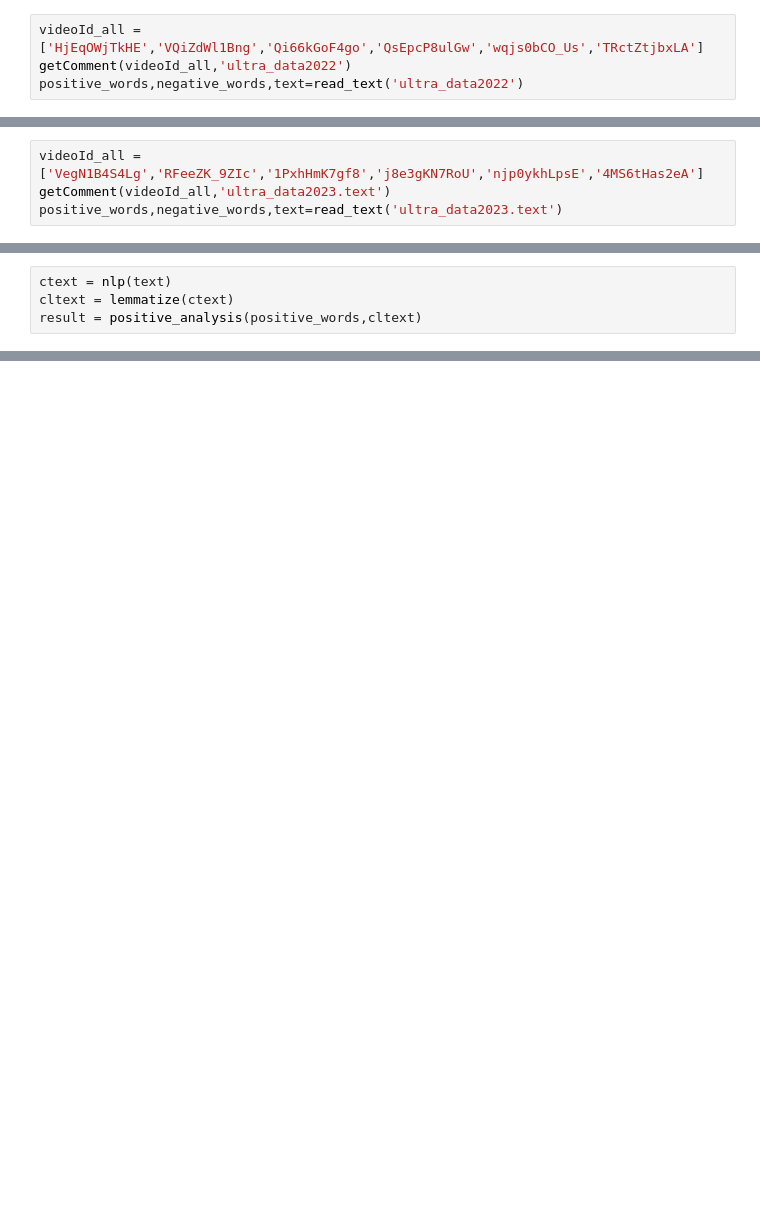
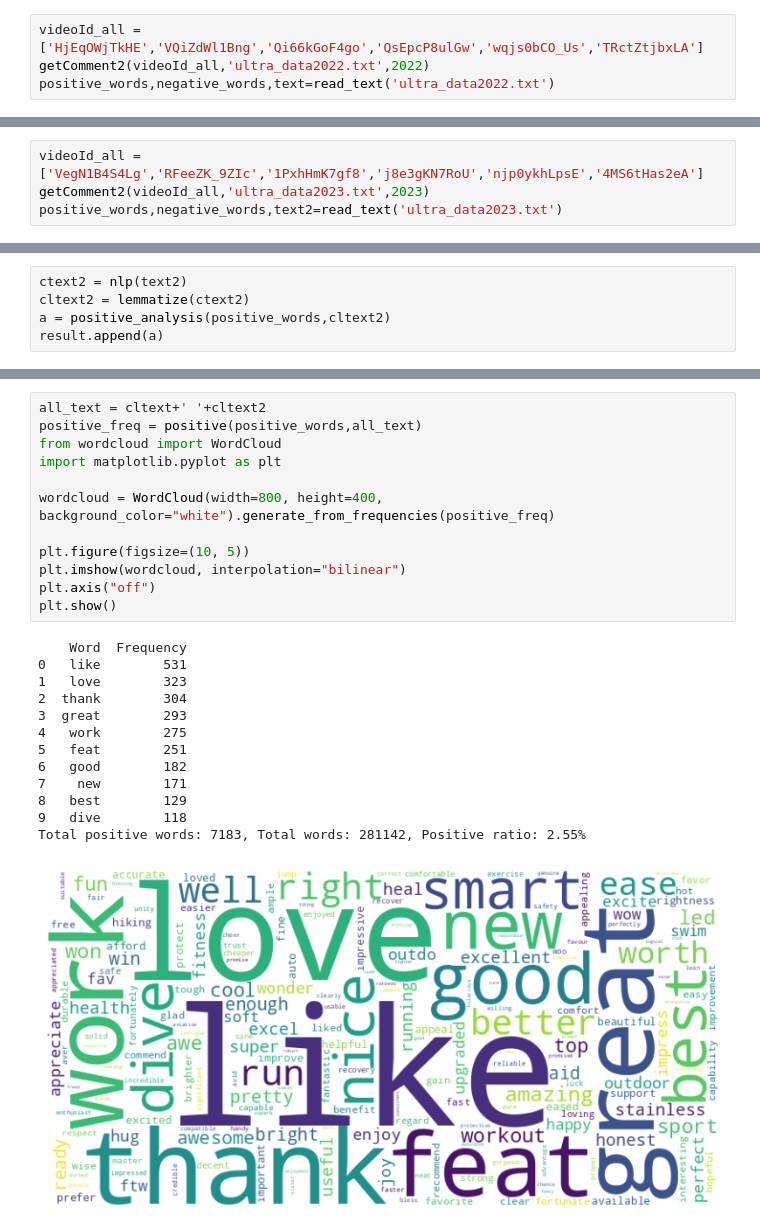
Before and after one commit to Christinahhb/UoG-ACCFIN5233-Group3, a Jupyter notebook: Information code/iwatch_ultra.ipynb, the cells around one changed output, grey strips where cells are left out. Cells and saved outputs as stored; diff of their text form; blank space fills up the shorter version.

```diff
--- a/Information code/iwatch_ultra.ipynb
+++ b/Information code/iwatch_ultra.ipynb
@@ -39,5 +93,5 @@ drive.mount('/content/drive')
 # %%
 videoId_all = ['HjEqOWjTkHE','VQiZdWl1Bng','Qi66kGoF4go','QsEpcP8ulGw','wqjs0bCO_Us','TRctZtjbxLA']
-getComment(videoId_all,'ultra_data2022')
-positive_words,negative_words,text=read_text('ultra_data2022')
+getComment2(videoId_all,'ultra_data2022.txt',2022)
+positive_words,negative_words,text=read_text('ultra_data2022.txt')
 # %% [output]
@@ -66,5 +124,5 @@ this watch has an absolutely enormous pull for me as an astronomer it has a red
 # %%
 videoId_all = ['VegN1B4S4Lg','RFeeZK_9ZIc','1PxhHmK7gf8','j8e3gKN7RoU','njp0ykhLpsE','4MS6tHas2eA']
-getComment(videoId_all,'ultra_data2023.text')
-positive_words,negative_words,text=read_text('ultra_data2023.text')
+getComment2(videoId_all,'ultra_data2023.txt',2023)
+positive_words,negative_words,text2=read_text('ultra_data2023.txt')
 # %% [output]
@@ -87,4 +140,0 @@ Comments downloading
-# %%
-ctext = nlp(text)
-cltext = lemmatize(ctext)
-result = positive_analysis(positive_words,cltext)
@@ -112,0 +141,5 @@ Drive already mounted at /content/drive; to attempt to forcibly remount, call dr
+# %%
+ctext2 = nlp(text2)
+cltext2 = lemmatize(ctext2)
+a = positive_analysis(positive_words,cltext2)
+result.append(a)
@@ -112,0 +201,26 @@ Drive already mounted at /content/drive; to attempt to forcibly remount, call dr
+# %%
+all_text = cltext+' '+cltext2
+positive_freq = positive(positive_words,all_text)
+from wordcloud import WordCloud
+import matplotlib.pyplot as plt
+
+wordcloud = WordCloud(width=800, height=400, background_color="white").generate_from_frequencies(positive_freq)
+
+plt.figure(figsize=(10, 5))
+plt.imshow(wordcloud, interpolation="bilinear")
+plt.axis("off")
+plt.show()
+# %% [output]
+    Word  Frequency
+0   like        531
+1   love        323
+2  thank        304
+3  great        293
+4   work        275
+5   feat        251
+6   good        182
+7    new        171
+8   best        129
+9   dive        118
+Total positive words: 7183, Total words: 281142, Positive ratio: 2.55%
+[figure, added]
```
Also changed, not shown: parts of 13 cells of this notebook, 7 other files.
